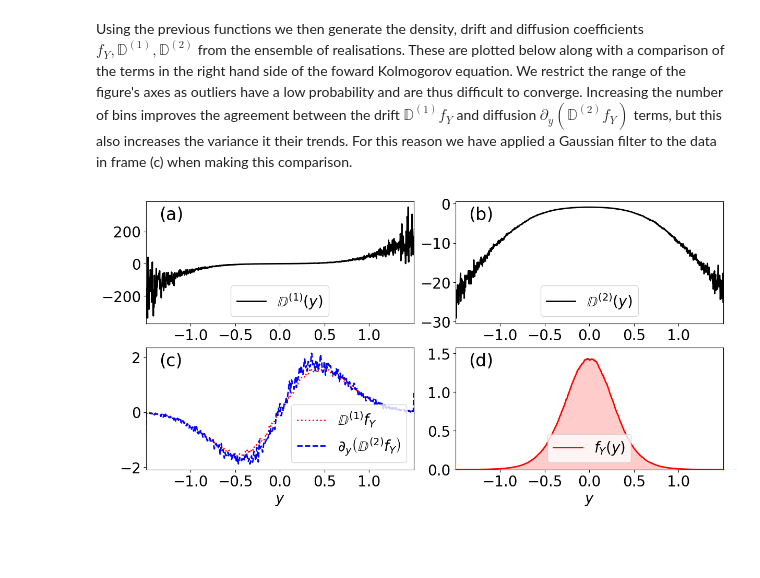
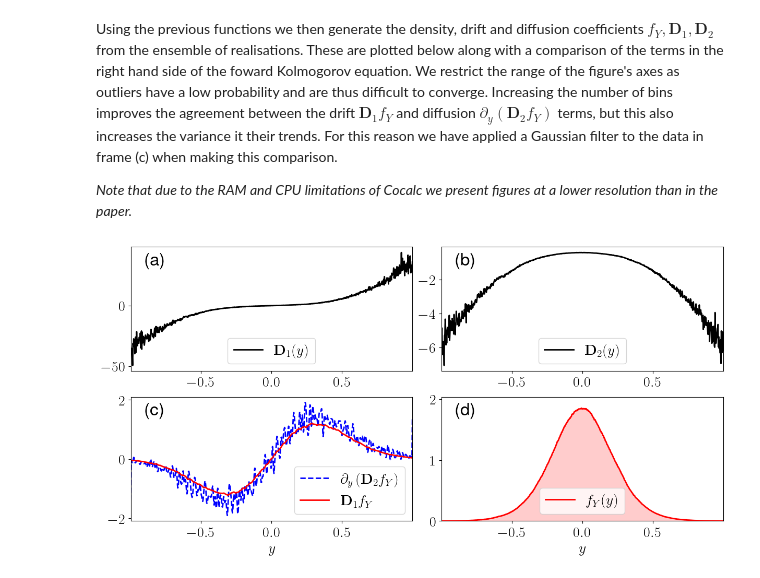
Before and after one commit to D-stratify/Theory, a Jupyter notebook: Diffusion/Diffusion_1D_Stochastic_BCS.ipynb, the cells around one changed output. Saved outputs shown, nothing was run; the diff lists cells and outputs as text; code cells hidden in the pictures; blank space fills up the shorter version.

```diff
--- a/Diffusion/Diffusion_1D_Stochastic_BCS.ipynb
+++ b/Diffusion/Diffusion_1D_Stochastic_BCS.ipynb
@@ -319,12 +242,12 @@ We calculate this term by estimating the joint density $f_{\boldsymbol{n} \cdot
 nz_minus = -1 # at z=0
 nz_plus  =  1 # at z=1
 
-def Expectation(Y,dY,y,N_bins):
+def expectation(Y,dY,y,N_bins):
 
-    f_YΦ,_,φ = np.histogram2d(Y,dY,range = ((min(y),max(y)),(min(dY),max(dY))),bins=N_bins,density=True) # n (-3)
-    φ   = .5*(φ[1:]+φ[:-1]);
-    dφ  = φ[1] - φ[0];
-    E   = np.sum(φ*f_YΦ,axis=1)*dφ # E{Φ|Y=y}*f(y) = int_φ f_ΦY(φ,y)*φ dφ where φ = n.∇Y_t
+    f_YZ,_,z = np.histogram2d(Y,dY,range = ((min(y),max(y)),(min(dY),max(dY))),bins=N_bins,density=True) # n (-3)
+    z   = .5*(z[1:]+z[:-1]);
+    dz  = z[1] - z[0];
+    E   = np.sum(z*f_YZ,axis=1)*dz # E{Z|Y=y}*f(y) = int f_ZY(z,y)*z dz where z = n.∇Y_t
 
     return E
 
@@ -332,7 +255,7 @@ def drift(f,y, Y0,Y1,Yz0,Yz1,N_bins):
 
   Y_t   = np.hstack( ( Y1[...].flatten(),   Y0[...].flatten())  )
   nDY_t = np.hstack( (nz_plus*Yz1[...].flatten(), nz_minus*Yz0[...].flatten())  )
-  return 2*Expectation(Y_t,nDY_t,y,N_bins)/f
+  return 2*expectation(Y_t,nDY_t,y,N_bins)/f
 # %% [markdown]
 **Results**
 
@@ -340,14 +263,14 @@ We first generate the joint PDF $f_{\boldsymbol{n} \cdot \nabla Y_t,Y|\partial \
 # %%
-fig = plt.figure()
+fig = plt.figure(figsize=(4,5),layout='constrained')
 
 Y_DATA = np.concatenate((Y0_Data[...].flatten(),Y1_Data[...].flatten()))
 dY_DATA= np.concatenate((nz_minus*Y0zData[...].flatten(),nz_plus*Y1zData[...].flatten()))
 
-plt.hist2d(x=Y0_Data[...].flatten(), y=nz_minus*Y0zData[...].flatten(),bins = 20)
+plt.hist2d(x=Y0_Data[...].flatten(), y=nz_minus*Y0zData[...].flatten(),range = ((-1,1),(-5,5)),bins = 30, cmap='binary')
 plt.xlabel(r'$y$',fontsize=24)
-plt.ylabel(r'$n \cdot \nabla y$',fontsize=24)
+plt.ylabel(r'$\partial_n y$',fontsize=24)
 
 plt.tick_params(axis='both', labelsize=20)
-plt.tight_layout()
+plt.savefig('Diffusion_1D_Joint_Density', dpi=200)
 plt.show()
 # %% [output]
@@ -355,15 +278,17 @@ plt.show()
 # %% [markdown]
-Using the previous functions we then generate the density, drift and diffusion coefficients $f_Y, \mathbb{D}^{(1)}, \mathbb{D}^{(2)}$ from the ensemble of realisations. These are plotted below along with a comparison of the terms in the right hand side of the foward Kolmogorov equation. We restrict the range of the figure's axes as outliers have a low probability and are thus difficult to converge. Increasing the number of bins improves the agreement between the drift $\mathbb{D}^{(1)}f_Y$ and diffusion $\partial_y (\mathbb{D}^{(2)}f_Y)$ terms, but this also increases the variance it their trends. For this reason we have applied a Gaussian filter to the data in frame (c) when making this comparison.
+Using the previous functions we then generate the density, drift and diffusion coefficients $f_Y, \mathbf{D}_1, \mathbf{D}_2$ from the ensemble of realisations. These are plotted below along with a comparison of the terms in the right hand side of the foward Kolmogorov equation. We restrict the range of the figure's axes as outliers have a low probability and are thus difficult to converge. Increasing the number of bins improves the agreement between the drift $\mathbf{D}_1f_Y$ and diffusion $\partial_y (\mathbf{D}_2 f_Y)$ terms, but this also increases the variance it their trends. For this reason we have applied a Gaussian filter to the data in frame (c) when making this comparison.
+
+*Note that due to the RAM and CPU limitations of Cocalc we present figures at a lower resolution than in the paper.*
 # %%
-def Plot_Terms(y,f,D1,D2):
+def plot_terms(y,f,D1,D2):
 
   fig, axs = plt.subplots(2, 2, layout='constrained',figsize=(12,6))
 
   # ~~~~~~~~~ (a) ~~~~~~~
-  axs[0,0].plot(y,D1,'k', linewidth=2,label=r'$\mathbb{D}^{(1)}(y)$')
+  axs[0,0].plot(y,D1,'k', linewidth=2,label=r'$\mathbf{D}_1(y)$')
 
   # ~~~~~~~~~ (b) ~~~~~~~
-  axs[0,1].plot(y,D2,'k', linewidth=2,label=r'$\mathbb{D}^{(2)}(y)$')
+  axs[0,1].plot(y,D2,'k', linewidth=2,label=r'$\mathbf{D}_2(y)$')
 
   # ~~~~~~~~~ (c) ~~~~~~~
 
@@ -380,8 +305,8 @@ def Plot_Terms(y,f,D1,D2):
 
   from scipy.ndimage import gaussian_filter1d
 
-  axs[1,0].plot(y,gaussian_filter1d(D1*f,sigma=2),'r:', linewidth=2,label=r'$\mathbb{D}^{(1)} f_Y$')
-  axs[1,0].plot(y,D@(gaussian_filter1d(D2*f,sigma=2)),'b--', linewidth=2,label=r'$\partial_y \left( \mathbb{D}^{(2)} f_Y \right)$')
+  axs[1,0].plot(y,D@(gaussian_filter1d(D2*f,sigma=2)),'b--', linewidth=2,label=r'$\partial_y \left( \mathbf{D}_2 f_Y \right)$')
+  axs[1,0].plot(y,gaussian_filter1d(D1*f,sigma=2),'r-', linewidth=2,label=r'$\mathbf{D}_1 f_Y$')
 
   axs[1,0].set_xlabel(r'$y$',fontsize=20)
 
@@ -405,20 +330,19 @@ def Plot_Terms(y,f,D1,D2):
 
   axs[1,0].legend(loc=4,fontsize=20)
 
-  plt.savefig('1D_Diffusion.png',dpi=200)
+  plt.savefig('Diffusion_1D_Coefficients.png',dpi=200)
   plt.show()
 
   return None;
 # %%
-
-Range = (-1.5,1.5)
-N_bins=1024
+Range = (-1,1)
+N_bins = 512 + 256
 
 # Estimate the terms
 f,y = density(Y_data,Range,N_bins)
 D2  = diffusion(dY2_data,Y_data,Range,N_bins)
 D1  = drift(f,y, Y0_Data,Y1_Data,Y0zData,Y1zData, N_bins)
 
-Plot_Terms(y,f,D1,D2)
+plot_terms(y,f,D1,D2)
 # %% [output]
-[figure, old version]
+[figure, new version]
```
Also changed, not shown: parts of 21 cells of this notebook, 22 other files.
